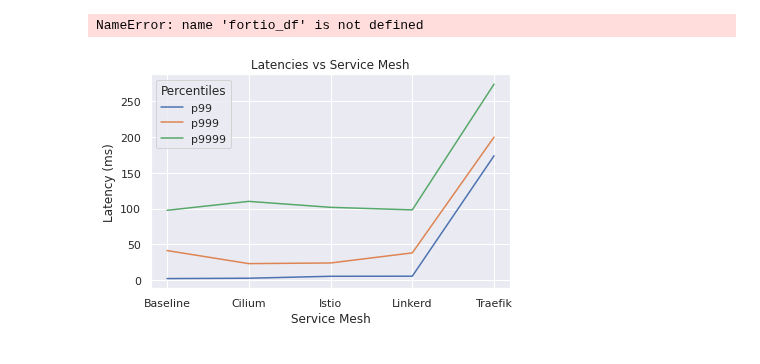
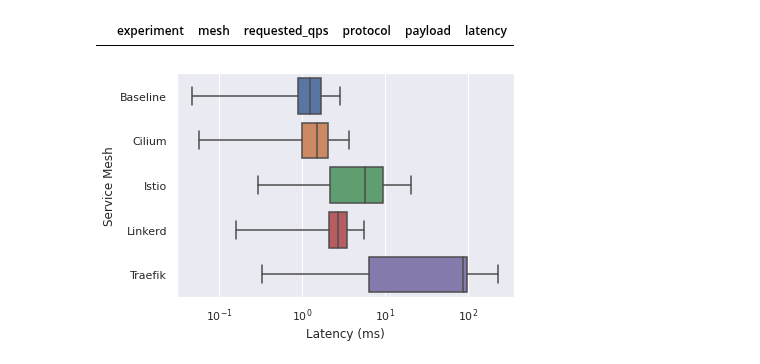
Before and after one commit to RichardBieringa/mesh-bench, a Jupyter notebook: viz/20_latencies.ipynb, the cells around one changed output. Drawn from its saved outputs; the diff is of its cells as text; code cells hidden in the pictures.

```diff
--- a/viz/20_latencies.ipynb
+++ b/viz/20_latencies.ipynb
@@ -29,70 +29,54 @@ plot_dir = (pathlib.Path(project_dir) / "plots").resolve()
 
 
 # Experiment constants
-exp_name = "02_http_constant_throughput"
+exp_name = "02_constant_throughput"
 file_prefix = "exp-02"
 # %%
-"""Load cleaned/aggregated data sets
+"""Load and prepare the dataset
 
 resource_df -> CPU/Mem utilization for experiments
 fortio_df -> Load test results from fortio
 """
 
-# resource_df = pd.read_feather(data_dir / "resource_results.feather")
-fortio_df = pd.read_feather(data_dir / "fortio_results.feather")
+# df = pd.read_feather(data_dir / "resource_results.feather")
+df = pd.read_feather(data_dir / "fortio_results.feather")
+
+df = df[df["experiment"] == exp_name]
+df = df.drop("actual_qps", 1)
+df = df.explode("latency")
+df = df.reset_index(drop=True)
+df = df.astype({
+    "experiment": "category",
+    "mesh": "category",
+    "requested_qps": "category",
+    "payload": "category",
+    "protocol": "category",
+    "latency": np.float64,
+})
+
+df = df.sort_values("mesh", ascending=True)
+
+df.head()
+# %% [output]
+|  | experiment | mesh | requested_qps | protocol | payload | latency |
-# %%
-"""
-Prepares the experiment data
-
-"""
-
-
-exp = fortio_df[fortio_df["experiment"] == exp_name]
-exp = exp.drop("actual_qps", 1)
-exp = exp.explode("latency")
-exp = exp.reset_index(drop=True)
-exp = exp.astype({
-    # "experiment": "category",
-    # "mesh": "category",
-    # # "requested_qps": "category",
-    # "payload": "category",
-    # "protocol": "category",
-    "latency": np.float64,
-})
-
-exp = exp.sort_values("mesh", ascending=True)
-
-
-exp.head()
-# %% [output]
-NameError: name 'fortio_df' is not defined
 # %%
 """
-PLOT: Line Plot
-Desc: Tail end latencies (high percentiles)
+PLOT: Boxplot latency by mesh
+Desc: Show 25p med 50p latencies
 """
 
-file_name = f"{file_prefix}-line_tail_latencies.pdf"
-
-# The quantiles to plot
-quantiles = [
-    0.99,
-    0.999,
-    0.9999
-]
-data = exp.groupby("mesh")["latency"].quantile(quantiles).unstack()
+file_name = f"{file_prefix}-latency-log.pdf"
 
 fig, ax = plt.subplots()
-ax = sns.lineplot(data=data, dashes=False, ax=ax)
+ax = sns.boxplot(data=df, x="latency", y="mesh", showfliers=False)
 
-ax.set_xlabel("Service Mesh")
-ax.set_ylabel("Latency (ms)")
+# Labels
+ax.set_ylabel("Service Mesh")
+ax.set_xlabel("Latency (ms)")
 
-ax.set_title("Latencies vs Service Mesh")
-
-ax.legend(["p99", "p999", "p9999"], title= "Percentiles")
+ax.set_xscale("log")
 
 fig.tight_layout()
 fig.savefig(plot_dir / file_name)
 # %% [output]
-[figure, old version]
+[figure, new version]
```
Also changed, not shown: parts of 10 cells of this notebook, 9 other files.
